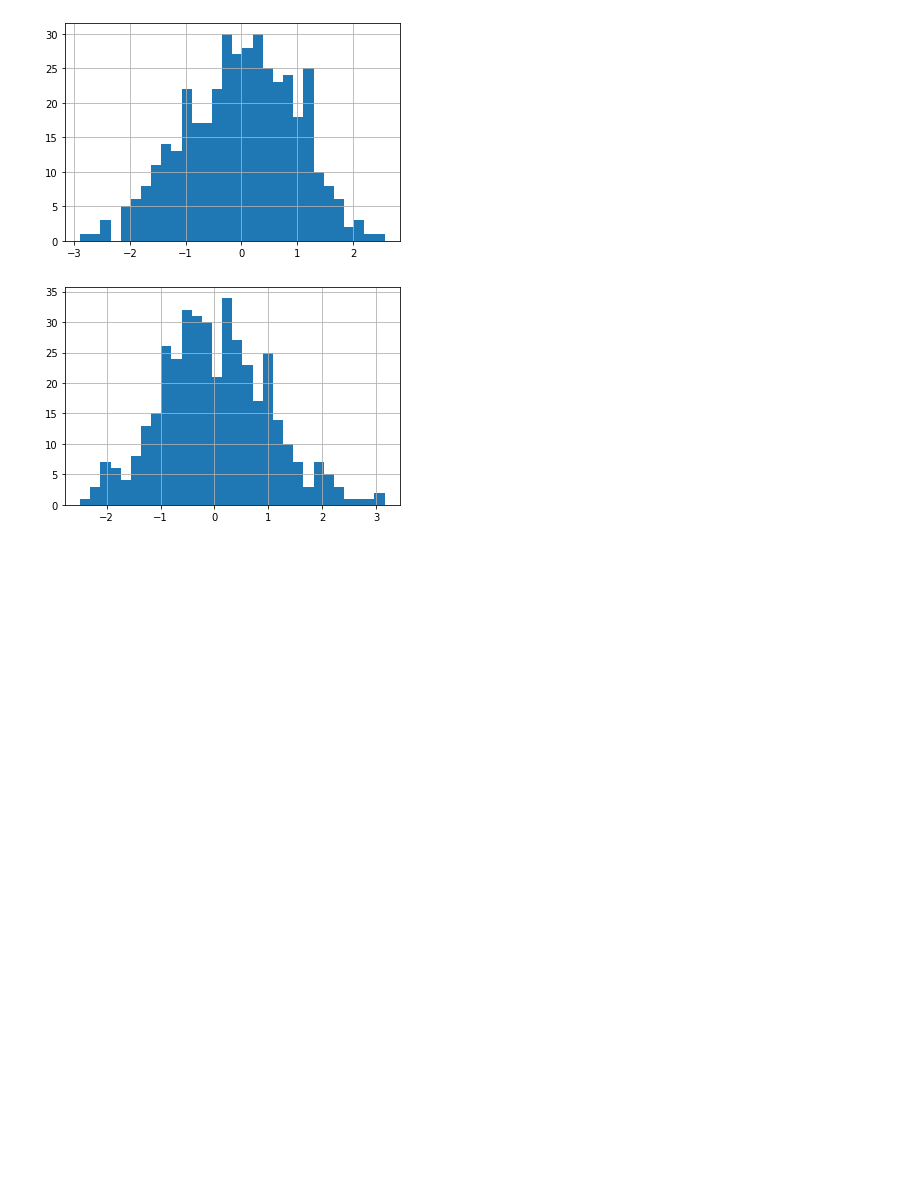
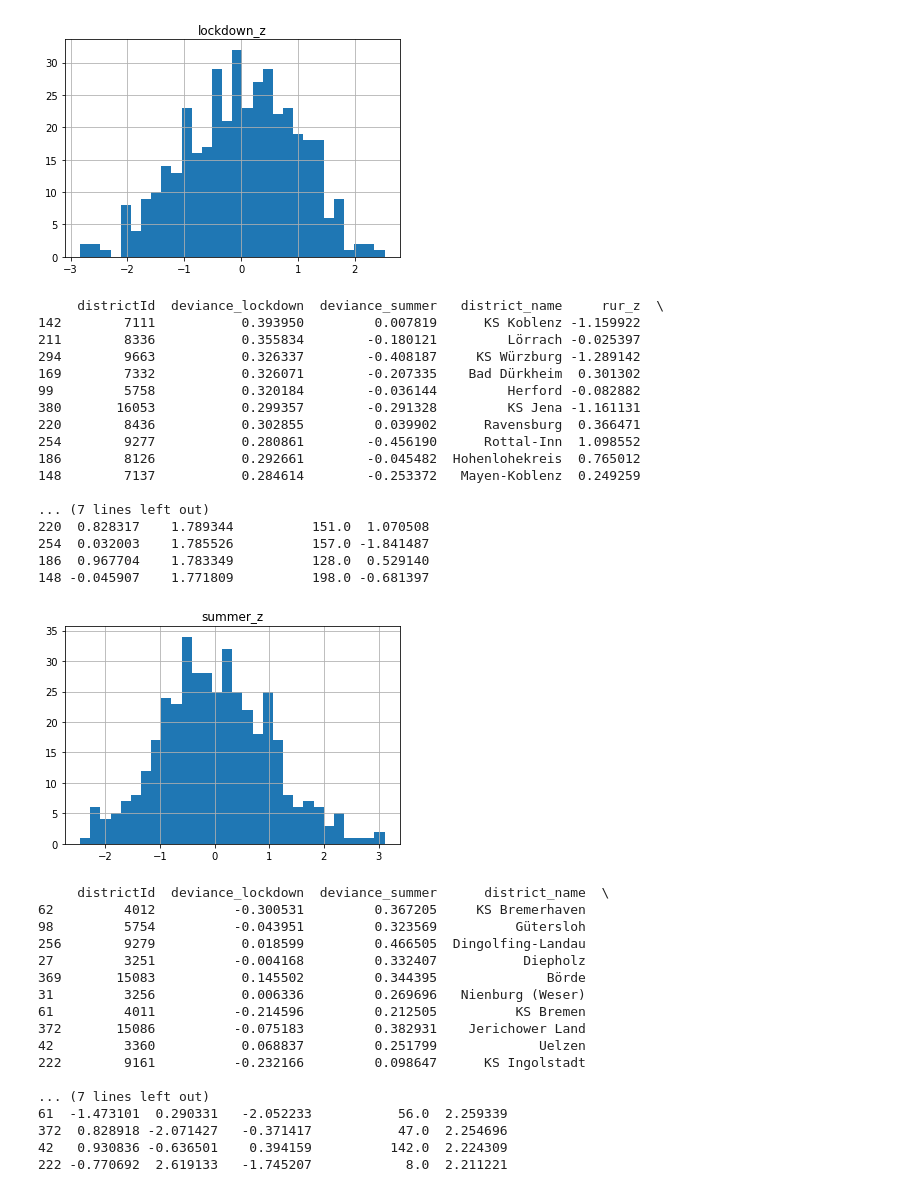
Before and after one commit to gizdatalab/Covid_DPPD, a Jupyter notebook: 06_deviance_analysis.ipynb, the cells around one changed output. Saved outputs shown, nothing was run; the diff lists cells and outputs as text; code cells hidden in the pictures; blank space fills up the shorter version.

```diff
--- a/06_deviance_analysis.ipynb
+++ b/06_deviance_analysis.ipynb
@@ -62,14 +59,10 @@ ferien_dict = {8:31,
                16:30}
 
 summer_vac_df = pd.DataFrame()
-offset=0
-#offsetting the summer vacation by one week, even though performance measure/target already
-#'looks' one week into the future, to include all travel-returners' effects. Could also be 0 or 2?
-#edit: instead of offesetting, I think it's better to simply include all of the vacation plus the first week afterwards,
-# so range(0,7) below.
 
 for bl,start in ferien_dict.items():
-    ferien = [start+offset+no for no in range(0,7)]
+    ferien = [start+x for x in range(0,7)]
+    #six weeks of vacation plus one extra for all travel returnees to get tested
     bl_data = all_data.loc[all_data.Bundesland==bl,['districtId','week_no']].copy()
     bl_data['summer_vac'] = bl_data.week_no.isin(ferien)
     summer_vac_df = summer_vac_df.append(bl_data)
@@ -89,6 +80,6 @@ deviance_merge = pd.merge(lockdown, summer,
                       on='districtId',how='outer',
                       suffixes=('_lockdown','_summer'))
 # %%
-structural = all_data[['districtId','rur_z','ses_z']].drop_duplicates()
+structural = all_data[['districtId','district_name','rur_z','ses_z']].drop_duplicates()
 deviance_df = deviance_merge.merge(structural).set_index('districtId')
 # %%
@@ -155,10 +139,46 @@ including 1 with fewer than 30 peers and 1 with fewer than 20 peers.
 # %%
 for c in ['lockdown_z','summer_z']:
     deviance_df[c].hist(bins=30)
+    plt.title(c)
     plt.show()
+    print(deviance_df.sort_values(c,ascending=False).head(10))
 # %% [output]
-[figure, old version]
+[figure, new version]
+     districtId  deviance_lockdown  deviance_summer   district_name     rur_z  \
+142        7111           0.393950         0.007819      KS Koblenz -1.159922
+211        8336           0.355834        -0.180121         Lörrach -0.025397
+294        9663           0.326337        -0.408187     KS Würzburg -1.289142
+169        7332           0.326071        -0.207335    Bad Dürkheim  0.301302
+99         5758           0.320184        -0.036144         Herford -0.082882
+380       16053           0.299357        -0.291328         KS Jena -1.161131
+220        8436           0.302855         0.039902      Ravensburg  0.366471
+254        9277           0.280861        -0.456190      Rottal-Inn  1.098552
+186        8126           0.292661        -0.045482  Hohenlohekreis  0.765012
+148        7137           0.284614        -0.253372   Mayen-Koblenz  0.249259
+
+... (7 lines left out)
+220  0.828317    1.789344          151.0  1.070508
+254  0.032003    1.785526          157.0 -1.841487
+186  0.967704    1.783349          128.0  0.529140
+148 -0.045907    1.771809          198.0 -0.681397
-[figure, old version]
+[figure, new version]
+     districtId  deviance_lockdown  deviance_summer      district_name  \
+62         4012          -0.300531         0.367205     KS Bremerhaven
+98         5754          -0.043951         0.323569          Gütersloh
+256        9279           0.018599         0.466505  Dingolfing-Landau
+27         3251          -0.004168         0.332407           Diepholz
+369       15083           0.145502         0.344395              Börde
+31         3256           0.006336         0.269696   Nienburg (Weser)
+61         4011          -0.214596         0.212505          KS Bremen
+372       15086          -0.075183         0.382931    Jerichower Land
+42         3360           0.068837         0.251799             Uelzen
+222        9161          -0.232166         0.098647      KS Ingolstadt
+
+... (7 lines left out)
+61  -1.473101  0.290331   -2.052233           56.0  2.259339
+372  0.828918 -2.071427   -0.371417           47.0  2.254696
+42   0.930836 -0.636501    0.394159          142.0  2.224309
+222 -0.770692  2.619133   -1.745207            8.0  2.211221
 # %%
 def top_flop_n(n, var, flop=False):
     sorted_df = deviance_df.sort_values(var,ascending=flop)
```
Also changed, not shown: parts of 23 cells of this notebook, 3 other files.
